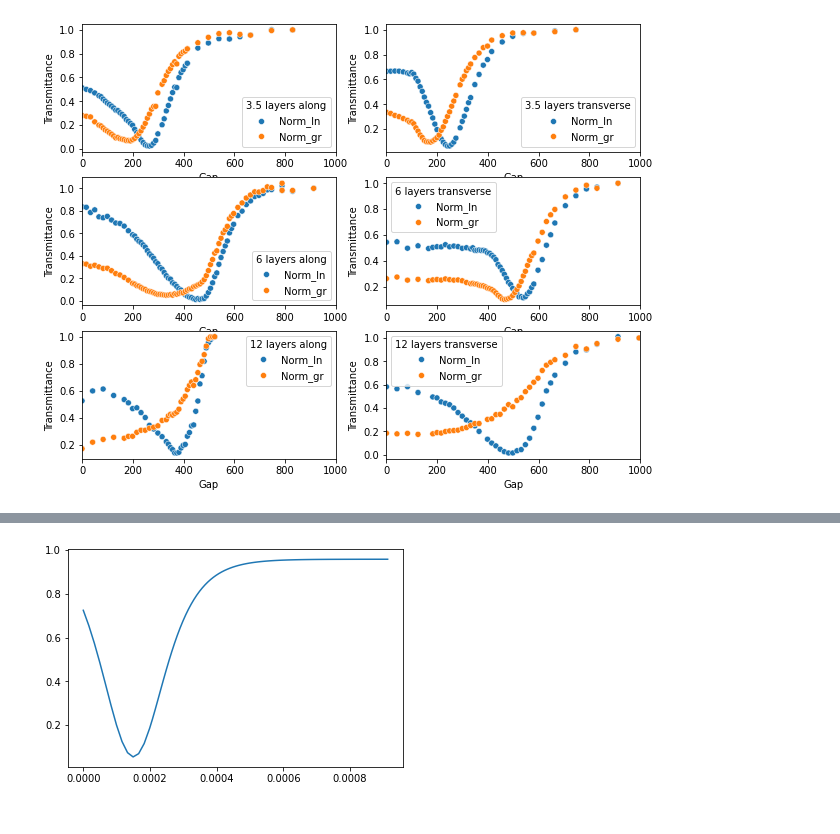
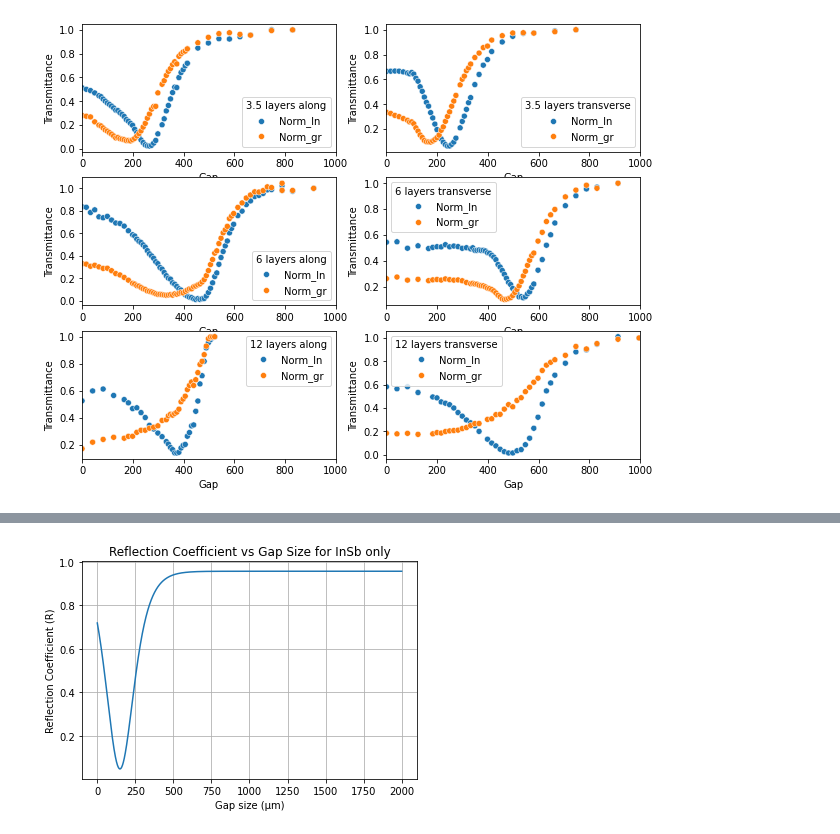
Before and after one commit to artyom-fedorenko/Graphene-films-plasmon-refractometry, a Jupyter notebook: Graphene_InSb_many_layers_report.ipynb, the cells around one changed output, grey strips where cells are left out. Drawn from its saved outputs; the diff is of its cells as text; code cells hidden in the pictures.

```diff
--- a/Graphene_InSb_many_layers_report.ipynb
+++ b/Graphene_InSb_many_layers_report.ipynb
@@ -225,53 +84,0 @@ def reflect4(gap, n, eps_re, eps_im, angle,  eps_prism, eps_air, wavelength):
-# %%
-# сначала вручную угол, потом фиттинг
-
-def fitting_function(x, shift, angle, re_InSb, im_InSb):
-    return reflect3(x-np.ones(x.size)*shift, angle)
-
-# Dataframes
-dfs = [data_3_5_along, data_3_5_trans, data_6_along, data_6_trans,data_12_along, data_12_trans]
-
-
-"""# Create a figure for subplots
-fig, axes = plt.subplots(3, 2, figsize=(15, 20))
-axes = axes.flatten()
-
-for i, df in enumerate(dfs):
-    gap = df['Gap'].values*10**(-6)
-    norm_in = df['Norm_In'].values
-
-    # Fit the fitting function to the data
-    initial_guess = [1.57785116e-37,  7.10910720e-01, -6.00000000e+00,  8.06673175e+01]  # Initial guesses for [shift, angle, re_InSb, im_InSb]
-    #pbounds = ([0.0001, 0.710, -7, 80], [0.001, 0.711, -5, 90])
-    min, max = (norm_in.argmin()-10, norm_in.argmin()+10)
-    params, pcov = curve_fit(fitting_function, gap[min:max], norm_in[min:max], p0=initial_guess, maxfev=1000)
-
-    print(params, pcov)
-    #1.57785116e-37  7.10910720e-01 -6.00000000e+00  8.06673175e+01
-
-    # Plot the original data
-    axes[i].scatter(gap, norm_in, color='blue', label='Norm_In', s=10)
-
-    # Plot the fitted function
-
-
-
-
-    fitted_values = fitting_function(gap, *params)
-    axes[i].plot(gap, fitted_values, color='red', label='Fitted reflect3(Gap)')
-
-    # Set subplot title and labels
-    axes[i].set_title(f'Dataframe {i+1}')
-    axes[i].set_xlabel('Gap')
-    axes[i].set_ylabel('Value')
-    axes[i].legend()
-
-# Adjust layout and show the plot
-plt.tight_layout()
-plt.show()"""
-k = fitting_function(df['Gap'].values*10**(-6), 0,  0.7334459774574046, -16.999358675469676, 7.112859392867092j)
-l = df['Gap'].values*10**(-6)
-plt.plot(l, k)
-plt.show()
-# %% [output]
-[figure, removed]
@@ -277,0 +130,18 @@ plt.show()
+# %%
+# Vizualize reflect3
+
+d_2 = np.arange(0, 2000 * 10**(-6), 1 * 10**(-6))  # Gap size between the prism and InSb
+teta = 0.7334459774574046
+eps3_re, eps3_im = (-16.999358675469676, 7.112859392867092)
+params = [d_2, teta, eps3_re, eps3_im]
+R = reflect3(*params)
+
+# Plot the results
+plt.plot(d_2 * 10**6, R)  # Convert d_2 to micrometers for plotting
+plt.xlabel('Gap size (µm)')
+plt.ylabel('Reflection Coefficient (R)')
+plt.title('Reflection Coefficient vs Gap Size for InSb only')
+plt.grid()
+plt.show()
+# %% [output]
+[figure, added]
```
Also changed, not shown: parts of 20 cells of this notebook.
